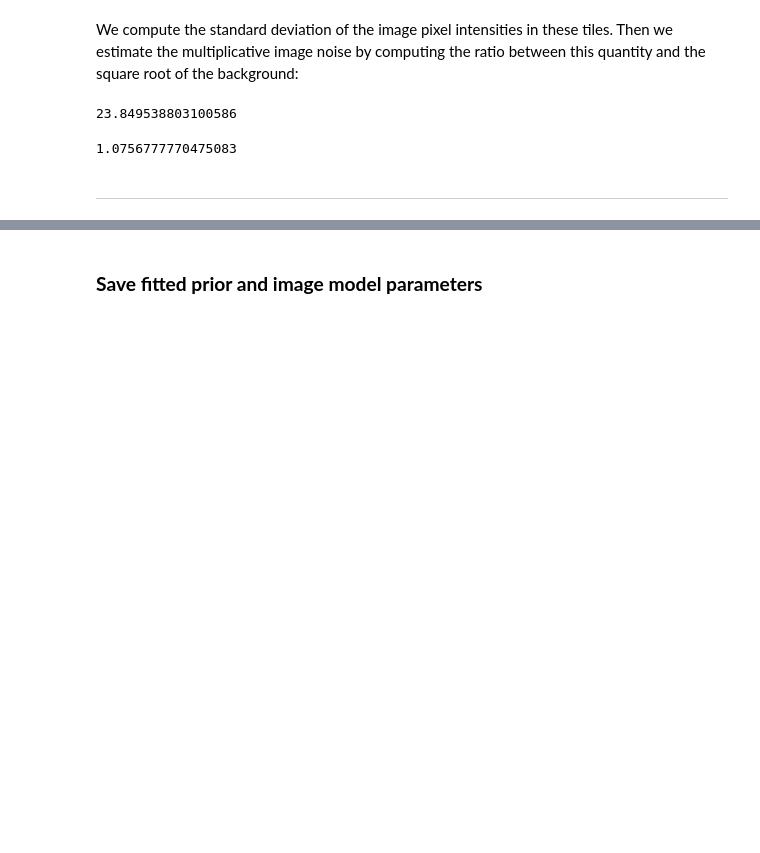
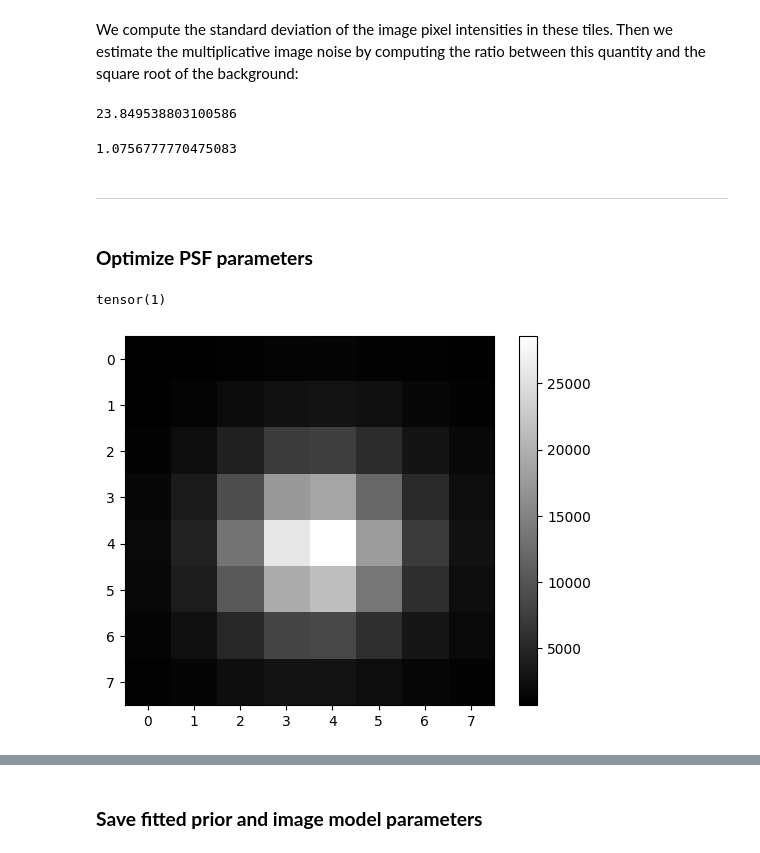
Before and after one commit to timwhite0/smcdet, a Jupyter notebook: experiments/manuscript/m71_manyimages/m71.ipynb, the cells around one changed output, grey strips where cells are left out. Saved outputs shown, nothing was run; the diff lists cells and outputs as text; code cells hidden in the pictures; blank space fills up the shorter version.

```diff
--- a/experiments/manuscript/m71_manyimages/m71.ipynb
+++ b/experiments/manuscript/m71_manyimages/m71.ipynb
@@ -582,3 +587,22 @@ noise_scale
 1.0756777770475083
 # %% [markdown]
 ---
+# %% [markdown]
+### **Optimize PSF parameters**
+# %%
+one_isolated_source_mask = tile_counts_magcut[~checkerboard_mask & ~saturation_mask_with_neighbors] == 1
+one_isolated_source_mask &= (tile_mags_magcut[~checkerboard_mask & ~saturation_mask_with_neighbors][:,0] < 18)
+one_isolated_source_mask &= (tile_locs_magcut[~checkerboard_mask & ~saturation_mask_with_neighbors][:,0,0] - 4).abs() < 0.75
+one_isolated_source_mask &= (tile_locs_magcut[~checkerboard_mask & ~saturation_mask_with_neighbors][:,0,1] - 4).abs() < 0.75
+one_isolated_source_mask.sum()
+# %% [output]
+tensor(1)
+# %%
+fitpsf_locs = tile_locs_magcut[~checkerboard_mask & ~saturation_mask_with_neighbors][one_isolated_source_mask].unsqueeze(0).unsqueeze(0)
+fitpsf_fluxes = tile_fluxes_magcut[~checkerboard_mask & ~saturation_mask_with_neighbors][one_isolated_source_mask].unsqueeze(0).unsqueeze(0)
+fitpsf_image = tiles_cal_bg[~checkerboard_mask & ~saturation_mask_with_neighbors][one_isolated_source_mask][0]
+# %%
+_ = plt.imshow(fitpsf_image, cmap = 'gray')
+_ = plt.colorbar()
+# %% [output]
+[figure, added]
```
Also changed, not shown: parts of 16 cells of this notebook, 1 other file.
